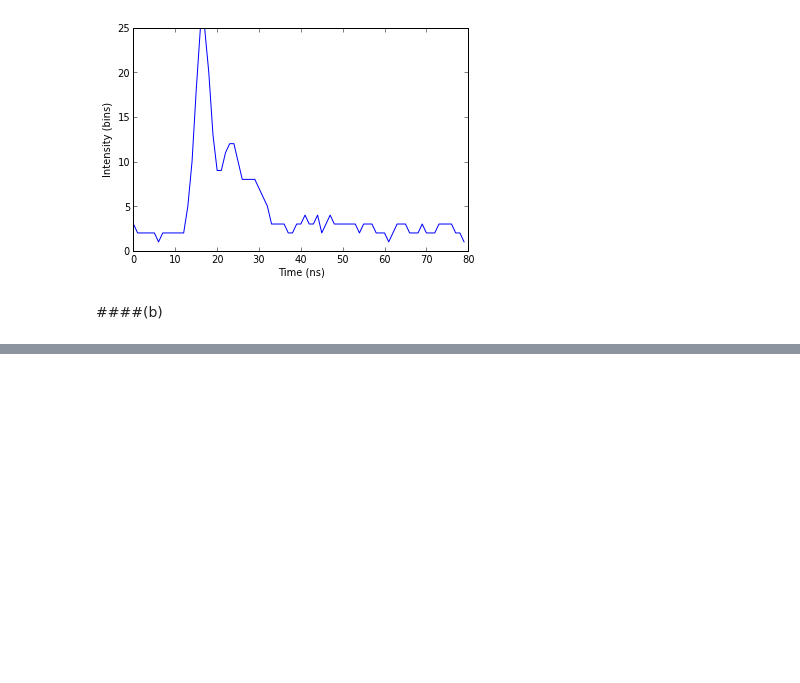
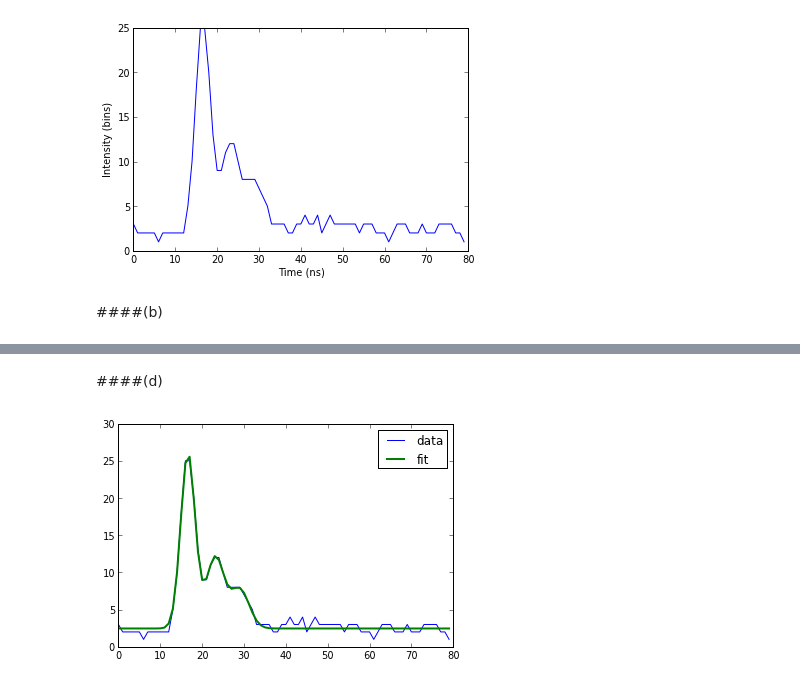
Before and after one commit to wsnyderPHYS202/PHYS202-S13, a Jupyter notebook: Week10/TuesdayWork.ipynb, the cells around one changed output, grey strips where cells are left out. Drawn from its saved outputs; the diff is of its cells as text; code cells hidden in the pictures; blank space fills up the shorter version.

```diff
--- a/Week10/TuesdayWork.ipynb
+++ b/Week10/TuesdayWork.ipynb
@@ -145,3 +145,6 @@ show()
 [figure]
 # %% [markdown]
 ####(b)
+# %%
+def model2(t, D, A, B, C, muA, muB, muC, sigmaA, sigmaB, sigmaC):
+    return D + A*exp(-((t-muA)/sigmaA)**2) + B*exp(-((t-muB)/sigmaB)**2) + C*exp(-((t-muC)/sigmaC)**2)
@@ -147,0 +153,11 @@ show()
+# %%
+x2 = array([3.,25.,13.,7.,15.,21.,30.,1.,1.,1.])
+popt2, pcov2 = curve_fit(model2, t2, waveform_2, x2)
+
+punc2 = zeros(len(popt2))
+for i in arange(0,len(popt2)):
+    punc2[i] = sqrt(pcov2[i,i])
+
+print "optimal parameters: ",popt2
+print
+print "uncertainties of parameters: ",punc2
@@ -147,0 +170,9 @@ show()
+# %% [markdown]
+####(d)
+# %%
+plot(t2, waveform_2, label = "data")
+plot(t2, model2(t2, popt2[0], popt2[1], popt2[2],popt2[3], popt2[4], popt2[5], popt2[6], popt2[7], popt2[8], popt2[9]), label = "fit", linewidth = 2)
+legend(loc = 'best')
+show()
+# %% [output]
+[figure, added]
```
Also changed, not shown: parts of 2 cells of this notebook, 1 other file.
